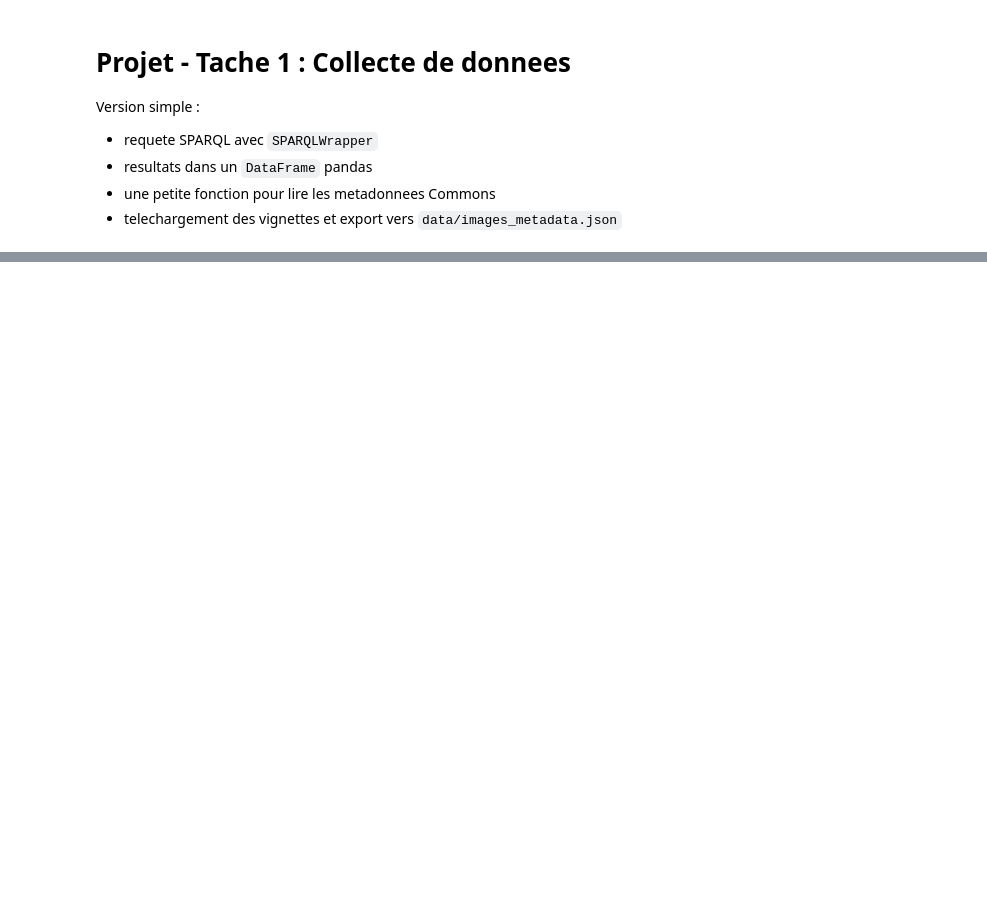
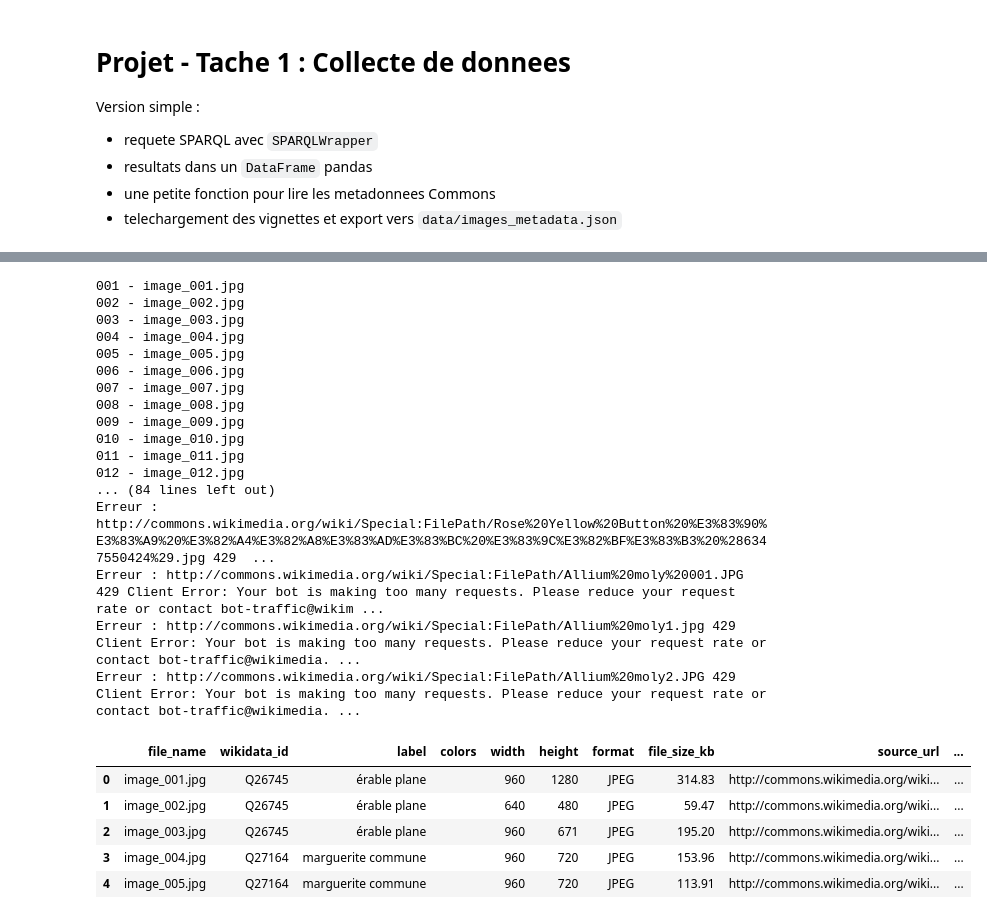
Before and after one commit to mathis-lambert/CPE_Machine-Learning, a Jupyter notebook: fr/Projet/lambert_rodrigues_bouchot.ipynb, the cells around one changed output, grey strips where cells are left out. Drawn from its saved outputs; the diff is of its cells as text; code cells hidden in the pictures; blank space fills up the shorter version.

```diff
--- a/fr/Projet/lambert_rodrigues_bouchot.ipynb
+++ b/fr/Projet/lambert_rodrigues_bouchot.ipynb
@@ -28,7 +28,8 @@ DATA_DIR = BASE_DIR / 'data'
 IMAGES_DIR.mkdir(exist_ok=True)
 DATA_DIR.mkdir(exist_ok=True)
 
-USER_AGENT = 'CPE-ML-Project/1.0'
+USER_AGENT = 'CPE-ML-Project/1.0 (academic project; contact: mathislambert.dev@gmail.com)'
+REQUEST_DELAY_SECONDS = 0.5
 # %%
 query = '''
 SELECT ?fleur ?fleurLabel ?image
@@ -135,34 +144,58 @@ for i, row in df.head(100).iterrows():
         metadata.append({
             'file_name': file_name,
             'wikidata_id': row['wikidata_id'],
             'label': label,
             'colors': row['colors'],
             'width': width,
             'height': height,
             'format': image_format,
             'file_size_kb': round(image_path.stat().st_size / 1024, 2),
             'source_url': row['image_url'],
             'source_page_url': commons['source_page_url'],
             'source_file_url': commons['source_file_url'],
             'license_short_name': commons['license_short_name'],
             'license_url': commons['license_url'],
             'artist': commons['artist'],
             'credit': commons['credit'],
             'date_time_original': commons['date_time_original'],
             'original_file_size_kb': commons['original_file_size_kb'],
             'original_width': commons['original_width'],
             'original_height': commons['original_height'],
             'exif': get_exif(image_path)
         })
 
         print(f'{len(metadata):03d} - {file_name}')
-        time.sleep(0.1)
+        time.sleep(REQUEST_DELAY_SECONDS)
 
     except Exception as e:
         print('Erreur :', row['image_url'], e)
 
 metadata_df = pd.DataFrame(metadata)
 metadata_df.head()
+# %% [output]
+001 - image_001.jpg
+002 - image_002.jpg
+003 - image_003.jpg
+004 - image_004.jpg
+005 - image_005.jpg
+006 - image_006.jpg
+007 - image_007.jpg
+008 - image_008.jpg
+009 - image_009.jpg
+010 - image_010.jpg
+011 - image_011.jpg
+012 - image_012.jpg
+... (84 lines left out)
+Erreur : http://commons.wikimedia.org/wiki/Special:FilePath/Rose%20Yellow%20Button%20%E3%83%90%E3%83%A9%20%E3%82%A4%E3%82%A8%E3%83%AD%E3%83%BC%20%E3%83%9C%E3%82%BF%E3%83%B3%20%286347550424%29.jpg 429  ...
+Erreur : http://commons.wikimedia.org/wiki/Special:FilePath/Allium%20moly%20001.JPG 429 Client Error: Your bot is making too many requests. Please reduce your request rate or contact bot-traffic@wikim ...
+Erreur : http://commons.wikimedia.org/wiki/Special:FilePath/Allium%20moly1.jpg 429 Client Error: Your bot is making too many requests. Please reduce your request rate or contact bot-traffic@wikimedia. ...
+Erreur : http://commons.wikimedia.org/wiki/Special:FilePath/Allium%20moly2.JPG 429 Client Error: Your bot is making too many requests. Please reduce your request rate or contact bot-traffic@wikimedia. ...
+|  | file_name | wikidata_id | label | colors | width | height | format | file_size_kb | source_url | ... |
+| 0 | image_001.jpg | Q26745 | érable plane |  | 960 | 1280 | JPEG | 314.83 | http://commons.wikimedia.org/wiki... | ... |
+| 1 | image_002.jpg | Q26745 | érable plane |  | 640 | 480 | JPEG | 59.47 | http://commons.wikimedia.org/wiki... | ... |
+| 2 | image_003.jpg | Q26745 | érable plane |  | 960 | 671 | JPEG | 195.20 | http://commons.wikimedia.org/wiki... | ... |
+| 3 | image_004.jpg | Q27164 | marguerite commune |  | 960 | 720 | JPEG | 153.96 | http://commons.wikimedia.org/wiki... | ... |
+| 4 | image_005.jpg | Q27164 | marguerite commune |  | 960 | 720 | JPEG | 113.91 | http://commons.wikimedia.org/wiki... | ... |
 # %%
 output_path = DATA_DIR / 'images_metadata.json'
 metadata_df.to_json(output_path, orient='records', force_ascii=False, indent=2)
```
Also changed, not shown: parts of 2 cells of this notebook.
